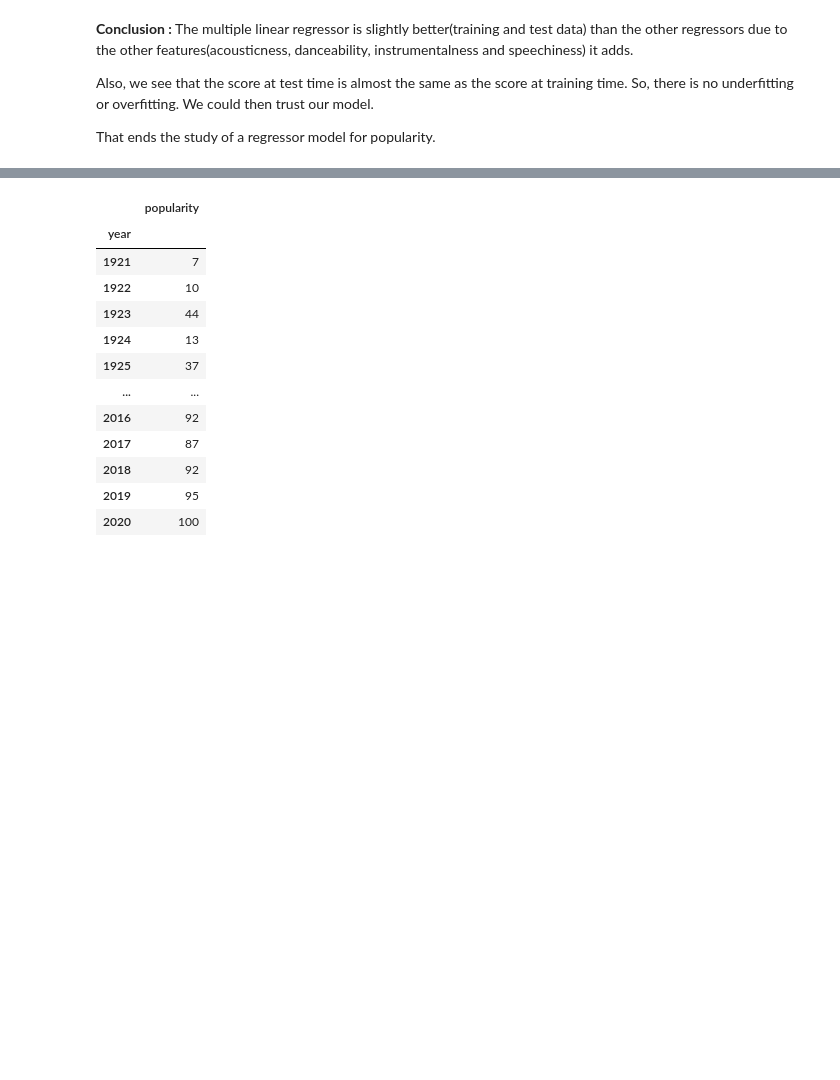
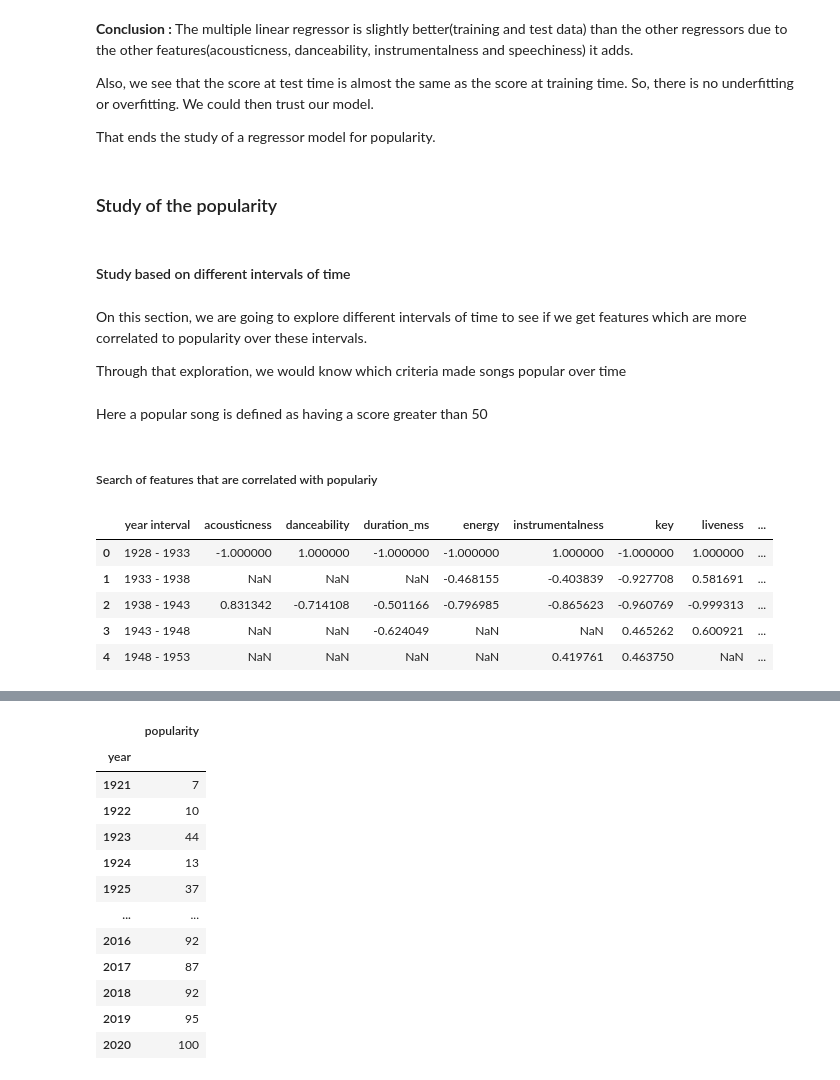
Before and after one commit to Manuela-AYO/DAProject2022, a Jupyter notebook: spotifyAnalysis.ipynb, the cells around one changed output, grey strips where cells are left out. Drawn from its saved outputs; the diff is of its cells as text; code cells hidden in the pictures; blank space fills up the shorter version.

```diff
--- a/spotifyAnalysis.ipynb
+++ b/spotifyAnalysis.ipynb
@@ -1033,3 +1033,63 @@ The multiple linear regressor is slightly better(training and test data) than th
 Also, we see that the score at test time is almost the same as the score at training time. So, there is no underfitting or overfitting. We could then trust our model.
 
 That ends the study of a regressor model for popularity.
+# %% [markdown]
+### Study of the popularity
+# %% [markdown]
+#### Study based on different intervals of time
+# %% [markdown]
+On this section, we are going to explore different intervals of time to see if we get features which are more correlated to popularity over these intervals.
+
+Through that exploration, we would know which criteria made songs popular over time
+# %% [markdown]
+Here a popular song is defined as having a score greater than 50
+# %% [markdown]
+##### Search of features that are correlated with populariy
+# %%
+cor_df = new_df.drop(['artists', 'id', 'name',"explicit", "mode"], axis='columns')
+X = new_df['year']
+df_pop = pd.DataFrame(columns = ["year interval", "acousticness", "danceability", "duration_ms",
+                                 "energy", "instrumentalness", "key", "liveness", "loudness", "popularity",
+                                 "speechiness", "tempo", "valence", "year"])
+for i in range(1928, 2020, 15):
+    new_interval = cor_df[(X.between(i, i + 5)) & (cor_df['popularity'] > 50)]
+    correlation_scores_5 = new_interval.corr(numeric_only=False)
+    correlation_scores_5 = correlation_scores_5[(correlation_scores_5.iloc[:, 0: 19] >= 0.4) | (correlation_scores_5.iloc[:, 0: 19] <= -0.4)]
+    pop = correlation_scores_5["popularity"].tolist()
+
+    if i+ 5 > 2020:
+        title = f'{i} - {i+5}'
+        pop.insert(0, title)
+        df_pop.loc[len(df_pop.index)] = pop
+
+    else:
+        next_interval = cor_df[(X.between(i+5, i+ 10)) & (cor_df['popularity'] > 50)]
+        next_n_interval = cor_df[(X.between(i+10, i+ 15)) & (cor_df['popularity'] > 50)]
+
+        correlation_scores_10 = next_interval.corr(numeric_only=False)
+        correlation_scores_15 = next_n_interval.corr(numeric_only=False)
+
+        correlation_scores_10 = correlation_scores_10[(correlation_scores_10.iloc[:, 0: 19] >= 0.4) | (correlation_scores_10.iloc[:, 0: 19] <= -0.4)]
+        correlation_scores_15 = correlation_scores_15[(correlation_scores_15.iloc[:, 0: 19] >= 0.4) | (correlation_scores_15.iloc[:, 0: 19] <= -0.4)]
+
+        pop = correlation_scores_5["popularity"].tolist()
+        pop1 = correlation_scores_10["popularity"].tolist()
+        pop2 = correlation_scores_15["popularity"].tolist()
+        title = f'{i} - {i+5}'
+        title1 = f'{i+5} - {i+10}'
+        title2 = f'{i+10} - {i+15}'
+        pop.insert(0, title)
+        pop1.insert(0, title1)
+        pop2.insert(0, title2)
+        df_pop.loc[len(df_pop.index)] = pop
+        df_pop.loc[len(df_pop.index)] = pop1
+        df_pop.loc[len(df_pop.index)] = pop2
+
+df_pop.head()
+# %% [output]
+|  | year interval | acousticness | danceability | duration_ms | energy | instrumentalness | key | liveness | ... |
+| 0 | 1928 - 1933 | -1.000000 | 1.000000 | -1.000000 | -1.000000 | 1.000000 | -1.000000 | 1.000000 | ... |
+| 1 | 1933 - 1938 | NaN | NaN | NaN | -0.468155 | -0.403839 | -0.927708 | 0.581691 | ... |
+| 2 | 1938 - 1943 | 0.831342 | -0.714108 | -0.501166 | -0.796985 | -0.865623 | -0.960769 | -0.999313 | ... |
+| 3 | 1943 - 1948 | NaN | NaN | -0.624049 | NaN | NaN | 0.465262 | 0.600921 | ... |
+| 4 | 1948 - 1953 | NaN | NaN | NaN | NaN | 0.419761 | 0.463750 | NaN | ... |
```
Also changed, not shown: parts of 36 cells of this notebook, 1 other file.
